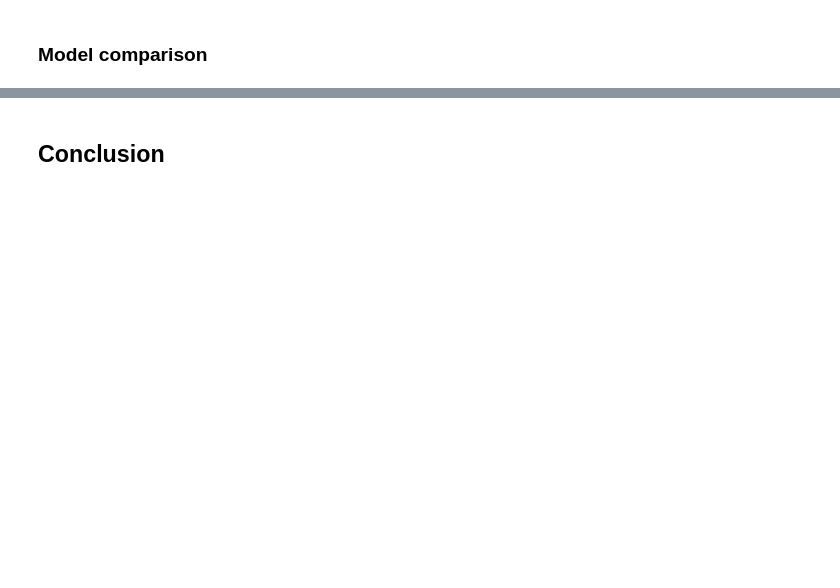
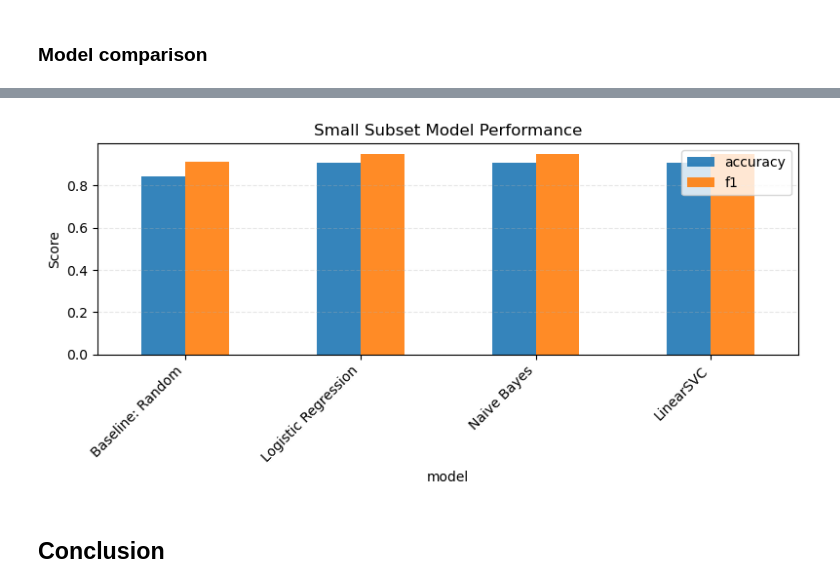
Before and after one commit to laurenthanhvo/steam_predictive, a Jupyter notebook: steam_games_COMPLETE.ipynb, the cells around one changed output, grey strips where cells are left out. Cells and saved outputs as stored; diff of their text form; code cells hidden in the pictures; blank space fills up the shorter version.

Commit message:
everything in one place
i will add descriptions tmr!
combined exploratory + modeling notebook. waiting on predictive notebook for better results

```diff
--- a/steam_games_COMPLETE.ipynb
+++ b/steam_games_COMPLETE.ipynb
@@ -435,0 +678,32 @@ plt.show()
+# %%
+print("\nTraining models...\n")
+
+baseline_results = evaluate(
+    DummyClassifier(strategy="stratified", random_state=42),
+    "Baseline: Random"
+)
+
+logreg_results = evaluate(
+    LogisticRegression(max_iter=500, random_state=42),
+    "Logistic Regression"
+)
+
+nb_results = evaluate(
+    MultinomialNB(),
+    "Naive Bayes"
+)
+
+svc_results = evaluate(
+    LinearSVC(C=1.0, random_state=42),
+    "LinearSVC"
+)
+
+results_small_df = pd.DataFrame([
+    baseline_results,
+    logreg_results,
+    nb_results,
+    svc_results
+])
+
+print("\nModel Performance on Small Subset:")
+print(results_small_df)
@@ -436,2 +720,17 @@ plt.show()
+# %%
+results_small_df.set_index("model")[["accuracy", "f1"]].plot(
+    kind="bar",
+    figsize=(8, 4),
+    alpha=0.9
+)
+
+plt.title("Small Subset Model Performance")
+plt.ylabel("Score")
+plt.xticks(rotation=45, ha="right")
+plt.grid(axis="y", linestyle="--", alpha=0.3)
+plt.tight_layout()
+plt.show()
+# %% [output]
+[figure, added]
 # %% [markdown]
 ## Conclusion
```
Also changed, not shown: parts of 56 cells of this notebook.
